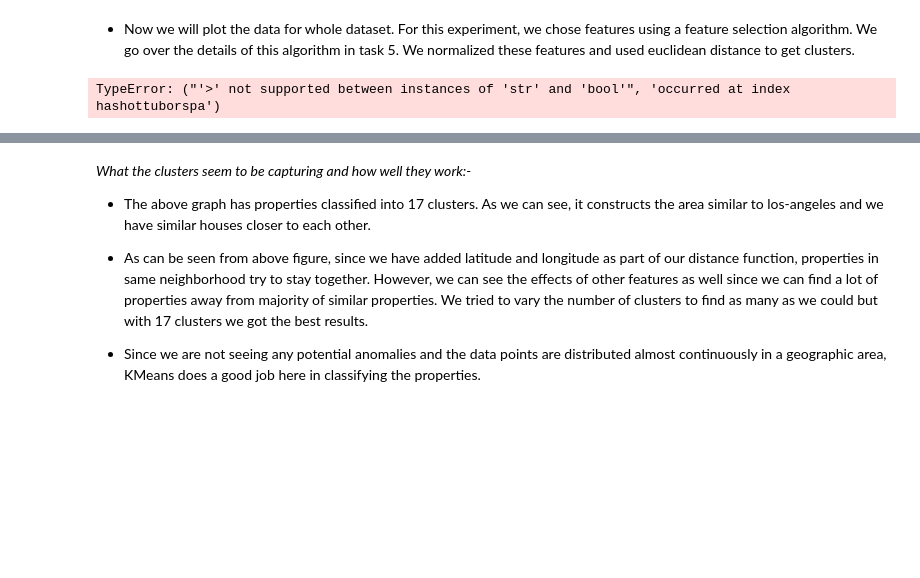
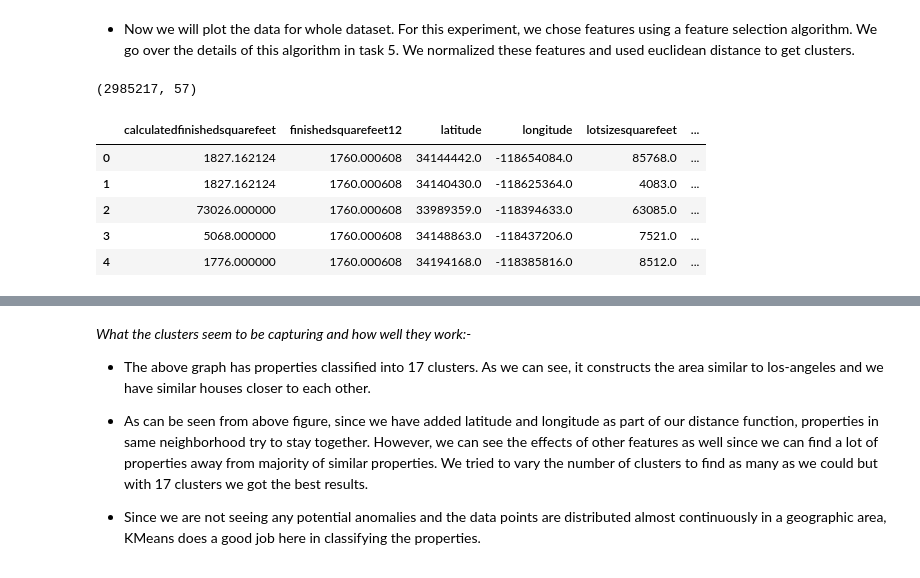
Before and after one commit to punit9462/CSE519-2017-111461860, a Jupyter notebook: HW3/HW3.ipynb, the cells around one changed output, grey strips where cells are left out. Saved outputs shown, nothing was run; the diff lists cells and outputs as text; code cells hidden in the pictures; blank space fills up the shorter version.

Commit message:
Kaggle results and ran the code snippets for clustering

```diff
--- a/HW3/HW3.ipynb
+++ b/HW3/HW3.ipynb
@@ -228,18 +228,31 @@ plt.show()
 # %% [markdown]
 - Now we will plot the data for whole dataset. For this experiment, we chose features using a feature selection algorithm. We go over the details of this algorithm in task 5. We normalized these features and used euclidean distance to get clusters.
 # %%
-data=pd.read_csv("properties_2016.csv",low_memory=False)
+data=pd.read_csv("properties_2016 2.csv",low_memory=False)
 # %%
 from sklearn.cluster import KMeans
 X_cluster=data.drop('parcelid',1)
 X_cluster_cat = X_cluster.select_dtypes(include=[object])
 le = preprocessing.LabelEncoder()
-X_cluster_cat = X_cluster_cat.fillna('0')
-# X_cluster_cat
-# X_cluster_cat = X_cluster_cat.drop('propertycountylandusecode', 1)
 X_cluster_cat=X_cluster_cat.apply(le.fit_transform)
-# %% [output]
-TypeError: ("'>' not supported between instances of 'str' and 'bool'", 'occurred at index hashottuborspa')
+# %%
+X_cluster=X_cluster.drop(X_cluster_cat.columns,1)
+X_cluster=pd.concat([X_cluster,X_cluster_cat],axis=1)
+X_cluster.shape
+# %% [output]
+(2985217, 57)
+# %%
+X_cluster_2=X_cluster.fillna(X_cluster.mean())
+X_transformed=sfm.get_support(indices=True)
+X_cluster_2=X_cluster_2.iloc[:,X_transformed]
+X_cluster_2.head()
+# %% [output]
+|  | calculatedfinishedsquarefeet | finishedsquarefeet12 | latitude | longitude | lotsizesquarefeet | ... |
+| 0 | 1827.162124 | 1760.000608 | 34144442.0 | -118654084.0 | 85768.0 | ... |
+| 1 | 1827.162124 | 1760.000608 | 34140430.0 | -118625364.0 | 4083.0 | ... |
+| 2 | 73026.000000 | 1760.000608 | 33989359.0 | -118394633.0 | 63085.0 | ... |
+| 3 | 5068.000000 | 1760.000608 | 34148863.0 | -118437206.0 | 7521.0 | ... |
+| 4 | 1776.000000 | 1760.000608 | 34194168.0 | -118385816.0 | 8512.0 | ... |
 # %%
 
 km=KMeans(n_clusters=17, random_state=170)
```
Also changed, not shown: parts of 3 cells of this notebook.
